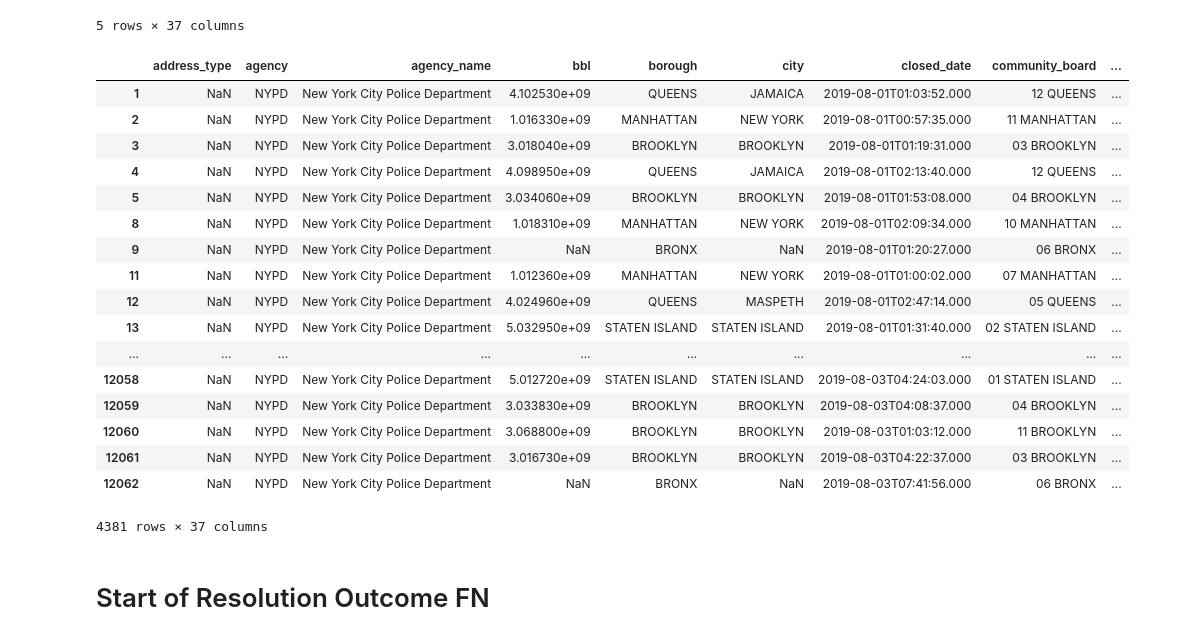
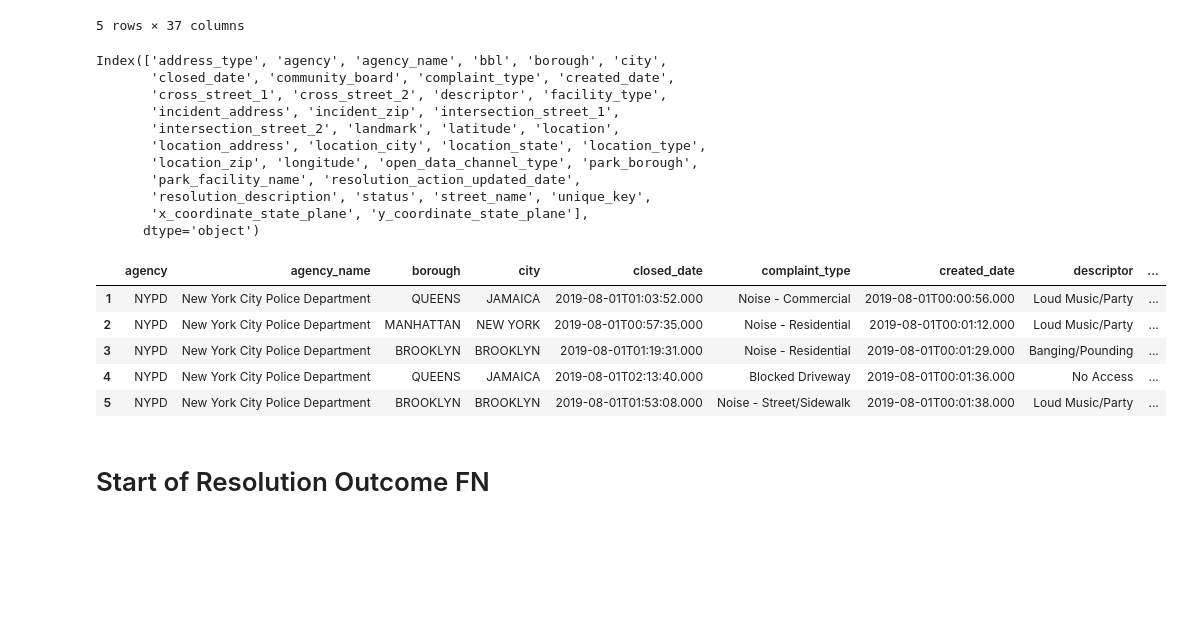
Before and after one commit to whohuhwhat/311_pt4, a Jupyter notebook: Function.ipynb, the cells around one changed output. Saved outputs shown, nothing was run; the diff lists cells and outputs as text; code cells hidden in the pictures; blank space fills up the shorter version.

```diff
--- a/Function.ipynb
+++ b/Function.ipynb
@@ -299,25 +299,35 @@ nypd.head()
 | 5 | NaN | NYPD | New York City Police Department | 3.034060e+09 | BROOKLYN | BROOKLYN | 2019-08-01T01:53:08.000 | 04 BROOKLYN | ... |
 5 rows × 37 columns
 # %%
-nypd
+nypd.columns
 # %% [output]
-|  | address_type | agency | agency_name | bbl | borough | city | closed_date | community_board | ... |
-| 1 | NaN | NYPD | New York City Police Department | 4.102530e+09 | QUEENS | JAMAICA | 2019-08-01T01:03:52.000 | 12 QUEENS | ... |
-| 2 | NaN | NYPD | New York City Police Department | 1.016330e+09 | MANHATTAN | NEW YORK | 2019-08-01T00:57:35.000 | 11 MANHATTAN | ... |
-| 3 | NaN | NYPD | New York City Police Department | 3.018040e+09 | BROOKLYN | BROOKLYN | 2019-08-01T01:19:31.000 | 03 BROOKLYN | ... |
-| 4 | NaN | NYPD | New York City Police Department | 4.098950e+09 | QUEENS | JAMAICA | 2019-08-01T02:13:40.000 | 12 QUEENS | ... |
-| 5 | NaN | NYPD | New York City Police Department | 3.034060e+09 | BROOKLYN | BROOKLYN | 2019-08-01T01:53:08.000 | 04 BROOKLYN | ... |
-| 8 | NaN | NYPD | New York City Police Department | 1.018310e+09 | MANHATTAN | NEW YORK | 2019-08-01T02:09:34.000 | 10 MANHATTAN | ... |
-| 9 | NaN | NYPD | New York City Police Department | NaN | BRONX | NaN | 2019-08-01T01:20:27.000 | 06 BRONX | ... |
-| 11 | NaN | NYPD | New York City Police Department | 1.012360e+09 | MANHATTAN | NEW YORK | 2019-08-01T01:00:02.000 | 07 MANHATTAN | ... |
-| 12 | NaN | NYPD | New York City Police Department | 4.024960e+09 | QUEENS | MASPETH | 2019-08-01T02:47:14.000 | 05 QUEENS | ... |
-| 13 | NaN | NYPD | New York City Police Department | 5.032950e+09 | STATEN ISLAND | STATEN ISLAND | 2019-08-01T01:31:40.000 | 02 STATEN ISLAND | ... |
-| ... | ... | ... | ... | ... | ... | ... | ... | ... | ... |
-| 12058 | NaN | NYPD | New York City Police Department | 5.012720e+09 | STATEN ISLAND | STATEN ISLAND | 2019-08-03T04:24:03.000 | 01 STATEN ISLAND | ... |
-| 12059 | NaN | NYPD | New York City Police Department | 3.033830e+09 | BROOKLYN | BROOKLYN | 2019-08-03T04:08:37.000 | 04 BROOKLYN | ... |
-| 12060 | NaN | NYPD | New York City Police Department | 3.068800e+09 | BROOKLYN | BROOKLYN | 2019-08-03T01:03:12.000 | 11 BROOKLYN | ... |
-| 12061 | NaN | NYPD | New York City Police Department | 3.016730e+09 | BROOKLYN | BROOKLYN | 2019-08-03T04:22:37.000 | 03 BROOKLYN | ... |
-| 12062 | NaN | NYPD | New York City Police Department | NaN | BRONX | NaN | 2019-08-03T07:41:56.000 | 06 BRONX | ... |
-4381 rows × 37 columns
+Index(['address_type', 'agency', 'agency_name', 'bbl', 'borough', 'city',
+       'closed_date', 'community_board', 'complaint_type', 'created_date',
+       'cross_street_1', 'cross_street_2', 'descriptor', 'facility_type',
+       'incident_address', 'incident_zip', 'intersection_street_1',
+       'intersection_street_2', 'landmark', 'latitude', 'location',
+       'location_address', 'location_city', 'location_state', 'location_type',
+       'location_zip', 'longitude', 'open_data_channel_type', 'park_borough',
+       'park_facility_name', 'resolution_action_updated_date',
+       'resolution_description', 'status', 'street_name', 'unique_key',
+       'x_coordinate_state_plane', 'y_coordinate_state_plane'],
+      dtype='object')
+# %%
+nypd = nypd.drop(['address_type', 'bbl','community_board',
+       'cross_street_1', 'cross_street_2', 'facility_type',
+       'incident_address', 'incident_zip', 'intersection_street_1', 'intersection_street_2',
+        'landmark', 'location_state', 'location_address', 'location_city', 'location_zip',
+       'park_borough', 'park_facility_name',
+       'unique_key', 'x_coordinate_state_plane',
+       'y_coordinate_state_plane'], axis=1)
+# %%
+nypd.head()
+# %% [output]
+|  | agency | agency_name | borough | city | closed_date | complaint_type | created_date | descriptor | ... |
+| 1 | NYPD | New York City Police Department | QUEENS | JAMAICA | 2019-08-01T01:03:52.000 | Noise - Commercial | 2019-08-01T00:00:56.000 | Loud Music/Party | ... |
+| 2 | NYPD | New York City Police Department | MANHATTAN | NEW YORK | 2019-08-01T00:57:35.000 | Noise - Residential | 2019-08-01T00:01:12.000 | Loud Music/Party | ... |
+| 3 | NYPD | New York City Police Department | BROOKLYN | BROOKLYN | 2019-08-01T01:19:31.000 | Noise - Residential | 2019-08-01T00:01:29.000 | Banging/Pounding | ... |
+| 4 | NYPD | New York City Police Department | QUEENS | JAMAICA | 2019-08-01T02:13:40.000 | Blocked Driveway | 2019-08-01T00:01:36.000 | No Access | ... |
+| 5 | NYPD | New York City Police Department | BROOKLYN | BROOKLYN | 2019-08-01T01:53:08.000 | Noise - Street/Sidewalk | 2019-08-01T00:01:38.000 | Loud Music/Party | ... |
 # %% [markdown]
 # Start of Resolution Outcome FN
```
Also changed, not shown: parts of 9 cells of this notebook.
